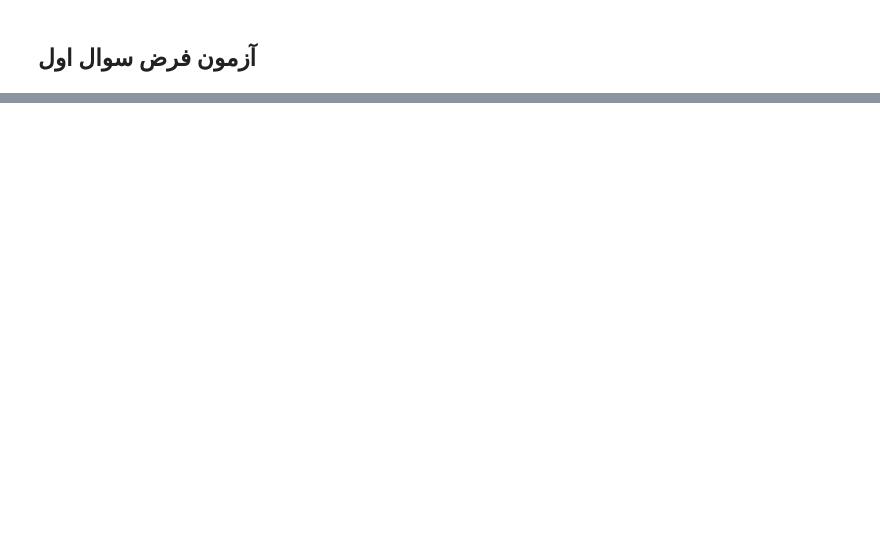
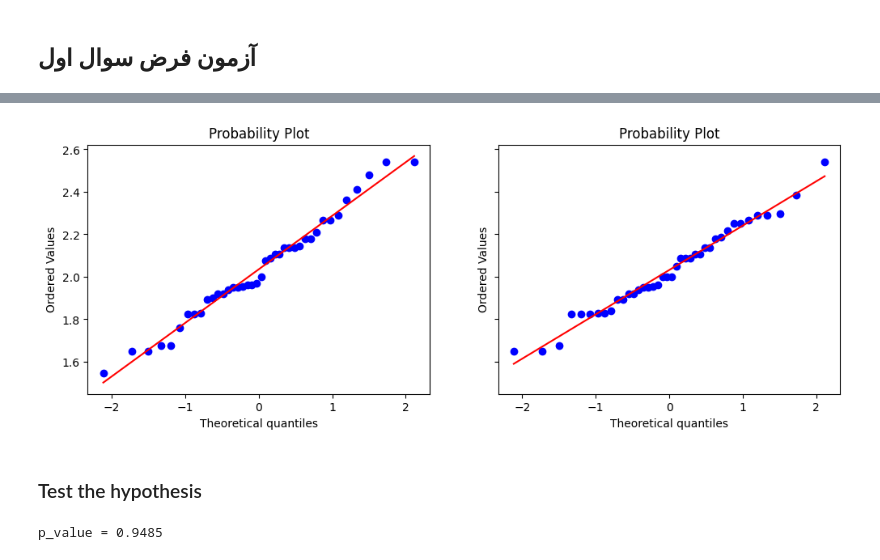
Before and after one commit to tajaddini/basketball-reference, a Jupyter notebook: notebooks/g1_sepideh.ipynb, the cells around one changed output, grey strips where cells are left out. Drawn from its saved outputs; the diff is of its cells as text; code cells hidden in the pictures; blank space fills up the shorter version.

```diff
--- a/notebooks/g1_sepideh.ipynb
+++ b/notebooks/g1_sepideh.ipynb
@@ -143,0 +186,23 @@ top20_2020_22['height_to_weight'] = top20_2020_22['height'] / top20_2020_22['wei
+# %%
+# QQPlot to test normality
+
+def qqplot(list_of_series):
+
+    fig, axes = plt.subplots(1, len(list_of_series), figsize=(12, 4), sharey=True)
+
+    for i in range(len(list_of_series)):
+        stats.probplot(list_of_series[i], dist='norm', plot=axes[i])
+
+    plt.show()
+# %%
+qqplot([top20_2020_22['height_to_weight'], top20_2022_24['height_to_weight']])
+# %% [output]
+[figure, added]
+# %% [markdown]
+### Test the hypothesis
+# %%
+t_statistics, p_value = stats.ttest_ind(top20_2020_22['height_to_weight'], top20_2022_24['height_to_weight'], equal_var=False)
+
+print(f'p_value = {p_value:.4f}')
+# %% [output]
+p_value = 0.9485
```
Also changed, not shown: parts of 10 cells of this notebook.
